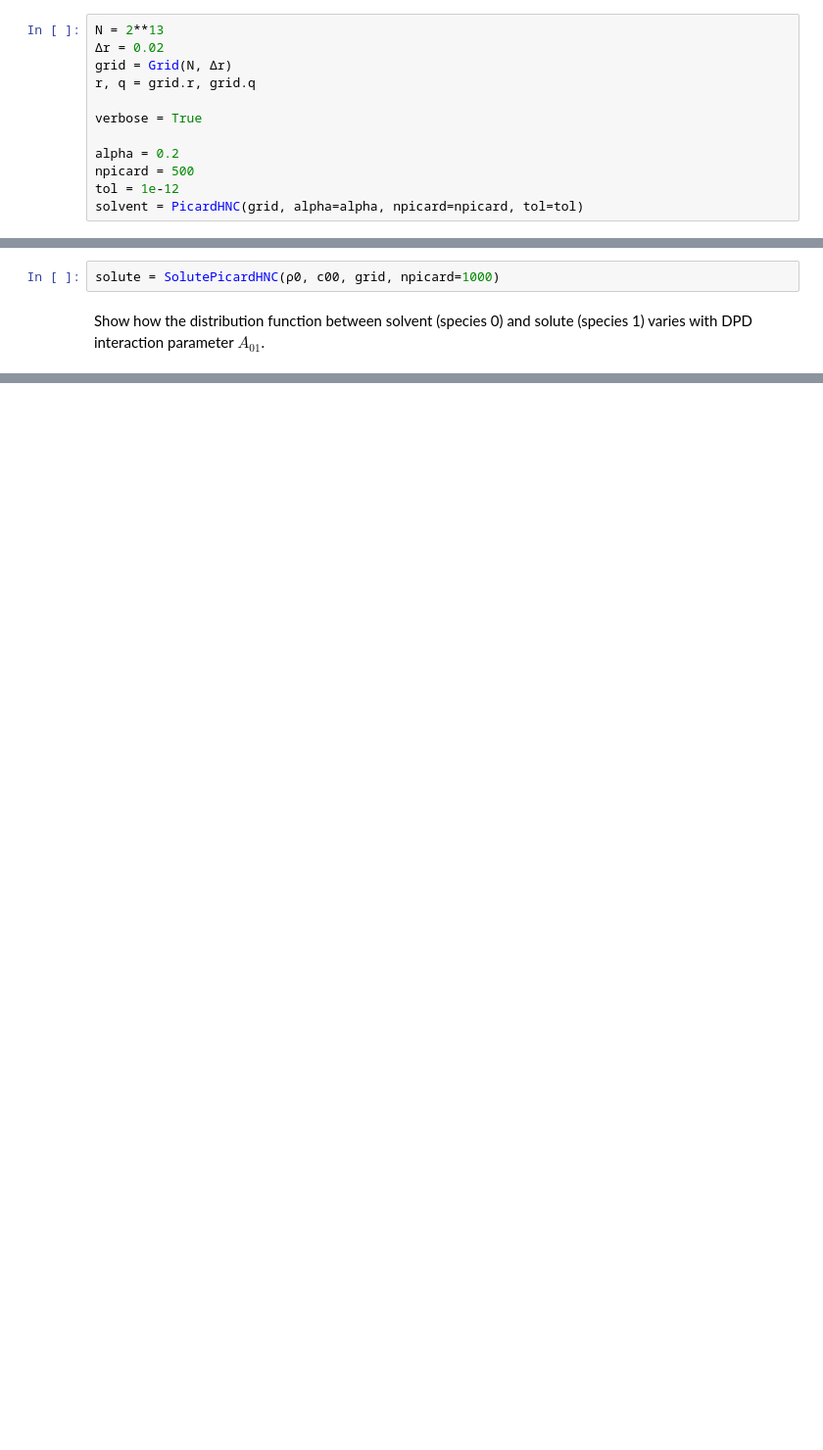
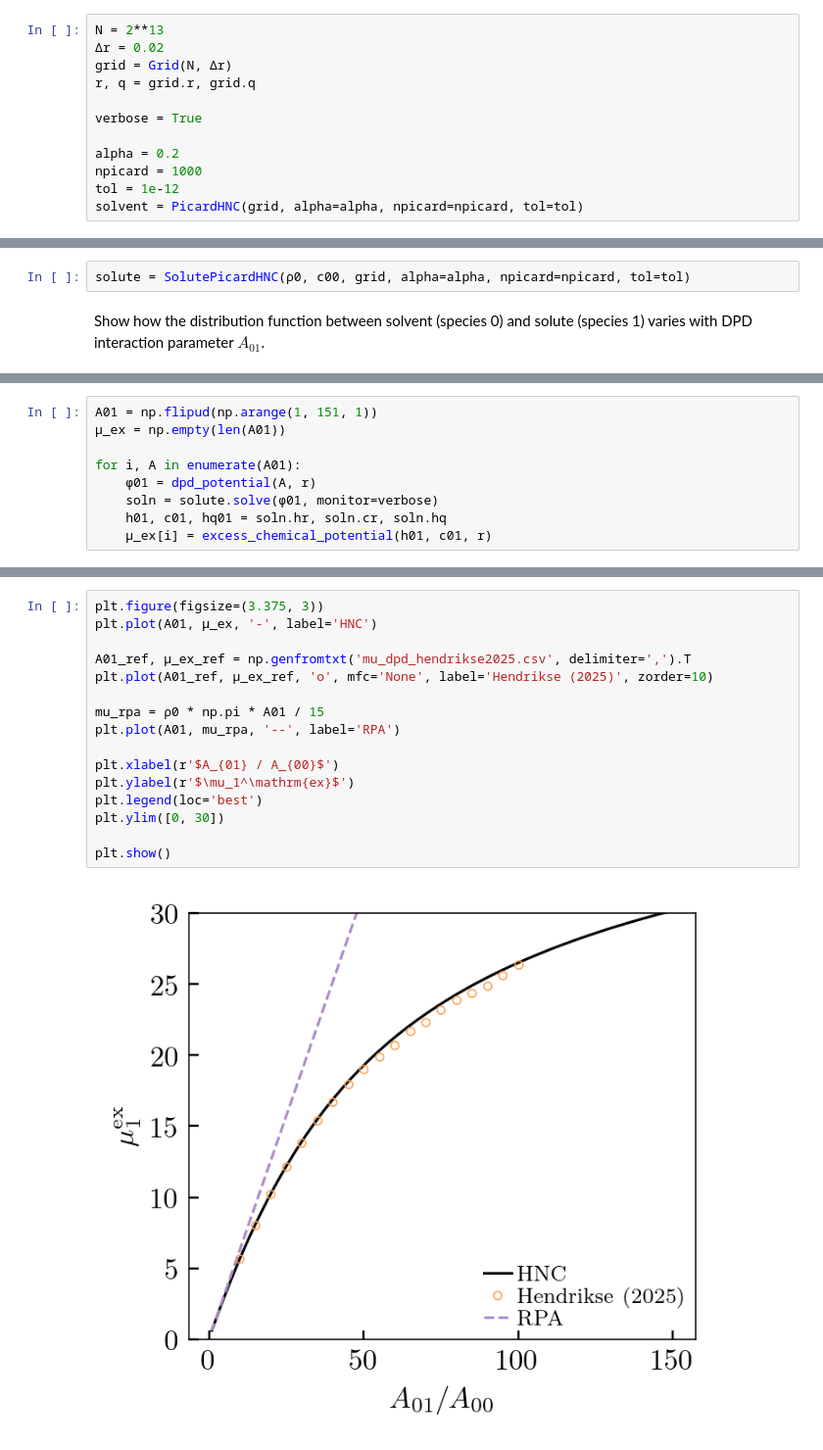
Before and after one commit to patrickbwarren/python3-HNC-solver, a Jupyter notebook: solute_demo.ipynb, the cells around one changed output, grey strips where cells are left out. Shown: that part at 98% size. Cells and saved outputs as stored; diff of their text form; blank space fills up the shorter version.

Commit message:
Add calculation of chemical potential

```diff
--- a/solute_demo.ipynb
+++ b/solute_demo.ipynb
@@ -58,7 +59,7 @@ r, q = grid.r, grid.q
 verbose = True
 
 alpha = 0.2
-npicard = 500
+npicard = 1000
 tol = 1e-12
 solvent = PicardHNC(grid, alpha=alpha, npicard=npicard, tol=tol)
 # %% [markdown]
@@ -140,7 +143,7 @@ print(f'μ={μ:.4f} μ_ex={μ_ex:.4f} μ_id={μ-μ_ex:.4f}')
 # %% [markdown]
 We need to use a different solver that takes into account that this is now a binary mixture where the second species (the solute) is infinitely dilute. We need to pass the previously obtained static properties of the solvent.
 # %%
-solute = SolutePicardHNC(ρ0, c00, grid, npicard=1000)
+solute = SolutePicardHNC(ρ0, c00, grid, alpha=alpha, npicard=npicard, tol=tol)
 # %% [markdown]
 Show how the distribution function between solvent (species 0) and solute (species 1) varies with DPD interaction parameter $A_{01}$.
 # %%
@@ -177,3 +180,12 @@ pyHNC.solve: Picard iteration  700, error = 3.618e-12
 pyHNC.solve: Picard iteration  737, error = 9.929e-13
 pyHNC.solve: Picard converged
 [figure]
+# %%
+A01 = np.flipud(np.arange(1, 151, 1))
+μ_ex = np.empty(len(A01))
+
+for i, A in enumerate(A01):
+    φ01 = dpd_potential(A, r)
+    soln = solute.solve(φ01, monitor=verbose)
+    h01, c01, hq01 = soln.hr, soln.cr, soln.hq
+    μ_ex[i] = excess_chemical_potential(h01, c01, r)
@@ -179,0 +210,18 @@ pyHNC.solve: Picard converged
+# %%
+plt.figure(figsize=(3.375, 3))
+plt.plot(A01, μ_ex, '-', label='HNC')
+
+A01_ref, μ_ex_ref = np.genfromtxt('mu_dpd_hendrikse2025.csv', delimiter=',').T
+plt.plot(A01_ref, μ_ex_ref, 'o', mfc='None', label='Hendrikse (2025)', zorder=10)
+
+mu_rpa = ρ0 * np.pi * A01 / 15
+plt.plot(A01, mu_rpa, '--', label='RPA')
+
+plt.xlabel(r'$A_{01} / A_{00}$')
+plt.ylabel(r'$\mu_1^\mathrm{ex}$')
+plt.legend(loc='best')
+plt.ylim([0, 30])
+
+plt.show()
+# %% [output]
+[figure, added]
```
Also changed, not shown: parts of 3 cells of this notebook, 1 other file.
